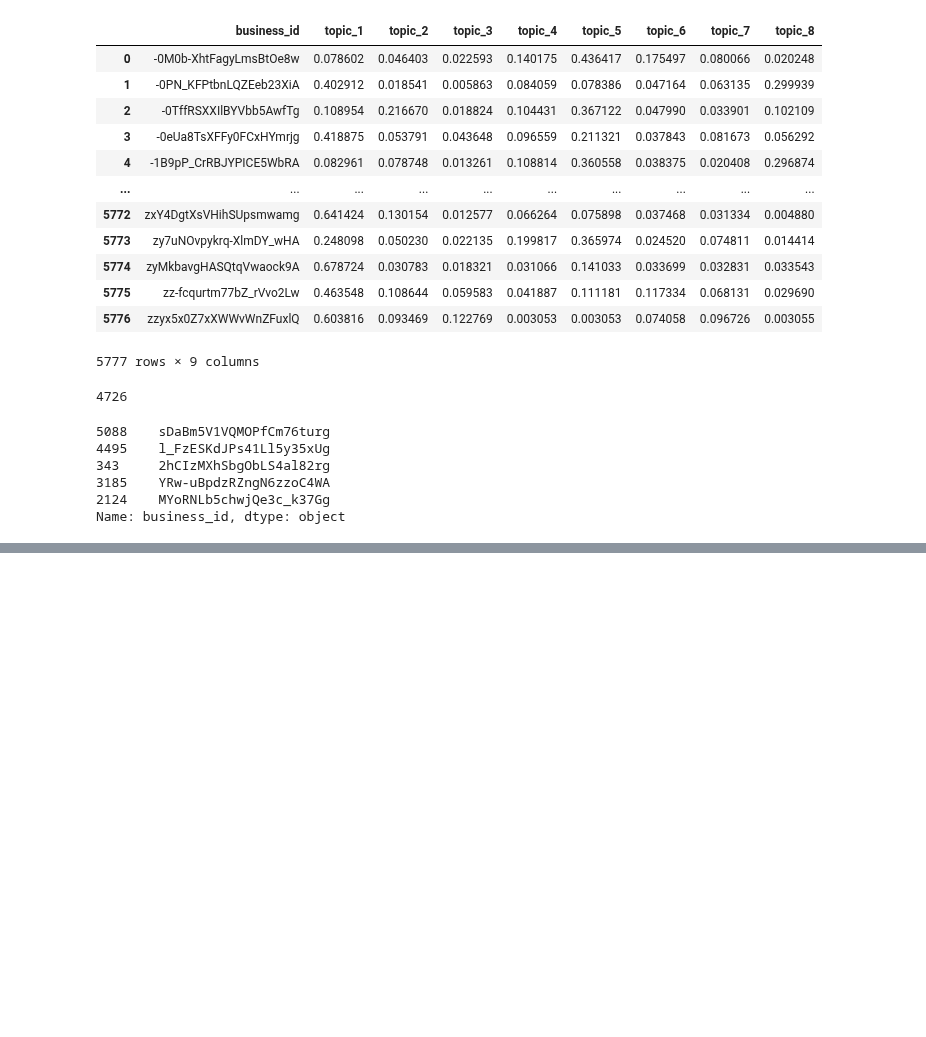
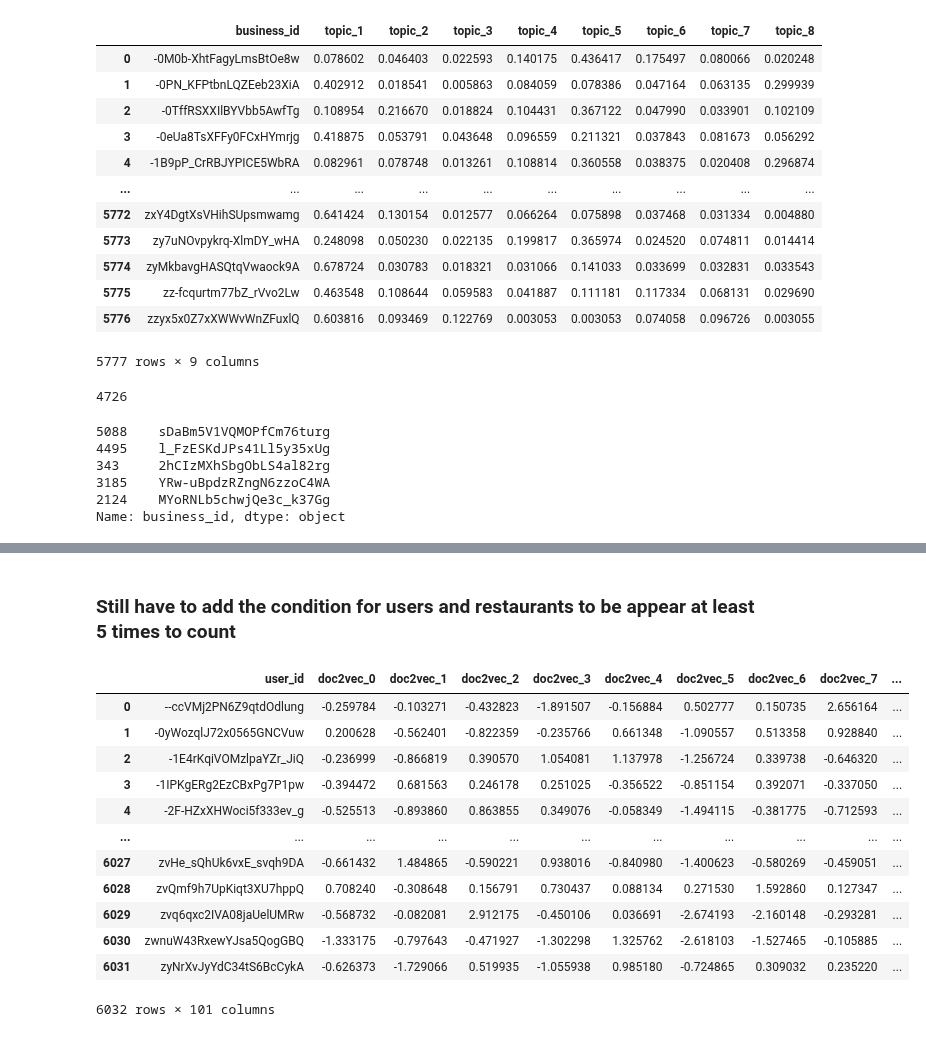
Before and after one commit to larasneves/ComplexDataAnalysis, a Jupyter notebook: user_restaurants_profiles.ipynb, the cells around one changed output, grey strips where cells are left out. Drawn from its saved outputs; the diff is of its cells as text; code cells hidden in the pictures; blank space fills up the shorter version.

```diff
--- a/user_restaurants_profiles.ipynb
+++ b/user_restaurants_profiles.ipynb
@@ -268,0 +339,19 @@ Name: business_id, dtype: object
+# %% [markdown]
+### Still have to add the condition for users and restaurants to be appear at least 5 times to count
+# %%
+user_profile_doc2vec =  sample[sample["liked"] == 1].drop(columns=['review_id', 'business_id', 'stars_x', 'text']).groupby("user_id", as_index=False)[sample_expanded.columns].mean()
+user_profile_doc2vec
+# %% [output]
+|  | user_id | doc2vec_0 | doc2vec_1 | doc2vec_2 | doc2vec_3 | doc2vec_4 | doc2vec_5 | doc2vec_6 | doc2vec_7 | ... |
+| 0 | --ccVMj2PN6Z9qtdOdlung | -0.259784 | -0.103271 | -0.432823 | -1.891507 | -0.156884 | 0.502777 | 0.150735 | 2.656164 | ... |
+| 1 | -0yWozqlJ72x0565GNCVuw | 0.200628 | -0.562401 | -0.822359 | -0.235766 | 0.661348 | -1.090557 | 0.513358 | 0.928840 | ... |
+| 2 | -1E4rKqiVOMzlpaYZr_JiQ | -0.236999 | -0.866819 | 0.390570 | 1.054081 | 1.137978 | -1.256724 | 0.339738 | -0.646320 | ... |
+| 3 | -1IPKgERg2EzCBxPg7P1pw | -0.394472 | 0.681563 | 0.246178 | 0.251025 | -0.356522 | -0.851154 | 0.392071 | -0.337050 | ... |
+| 4 | -2F-HZxXHWoci5f333ev_g | -0.525513 | -0.893860 | 0.863855 | 0.349076 | -0.058349 | -1.494115 | -0.381775 | -0.712593 | ... |
+| ... | ... | ... | ... | ... | ... | ... | ... | ... | ... | ... |
+| 6027 | zvHe_sQhUk6vxE_svqh9DA | -0.661432 | 1.484865 | -0.590221 | 0.938016 | -0.840980 | -1.400623 | -0.580269 | -0.459051 | ... |
+| 6028 | zvQmf9h7UpKiqt3XU7hppQ | 0.708240 | -0.308648 | 0.156791 | 0.730437 | 0.088134 | 0.271530 | 1.592860 | 0.127347 | ... |
+| 6029 | zvq6qxc2IVA08jaUelUMRw | -0.568732 | -0.082081 | 2.912175 | -0.450106 | 0.036691 | -2.674193 | -2.160148 | -0.293281 | ... |
+| 6030 | zwnuW43RxewYJsa5QogGBQ | -1.333175 | -0.797643 | -0.471927 | -1.302298 | 1.325762 | -2.618103 | -1.527465 | -0.105885 | ... |
+| 6031 | zyNrXvJyYdC34tS6BcCykA | -0.626373 | -1.729066 | 0.519935 | -1.055938 | 0.985180 | -0.724865 | 0.309032 | 0.235220 | ... |
+6032 rows × 101 columns
```
Also changed, not shown: parts of 10 cells of this notebook.
